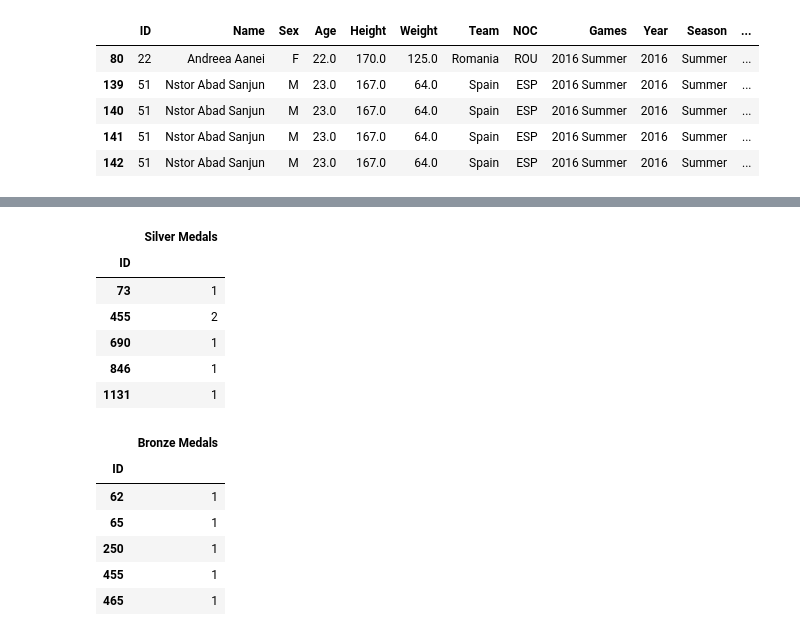
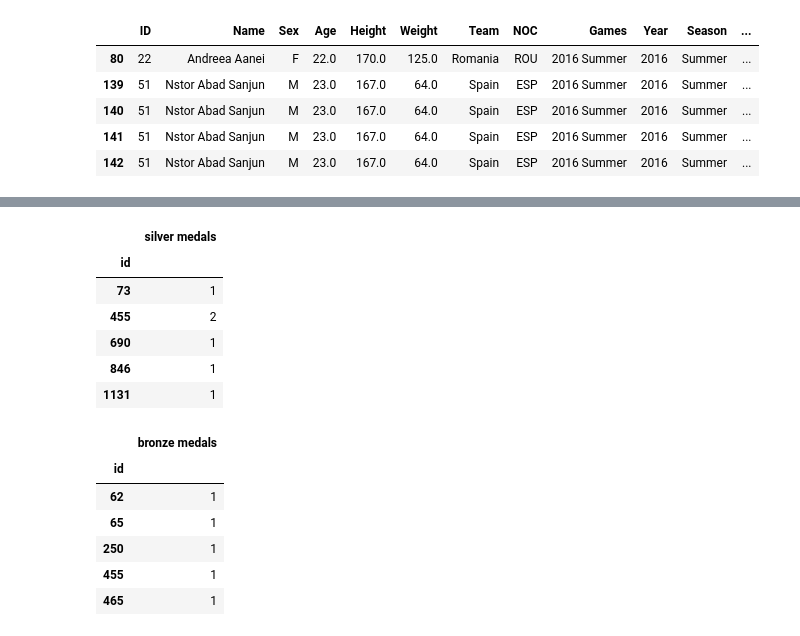
Before and after one commit to TB-and-J/2016-Olympics-Results, a Jupyter notebook: 120_years_to_1.ipynb, the cells around one changed output, grey strips where cells are left out. Cells and saved outputs as stored; diff of their text form; code cells hidden in the pictures.

```diff
--- a/120_years_to_1.ipynb
+++ b/120_years_to_1.ipynb
@@ -30,3 +35,8 @@ more_relevant.head()
 | 140 | 51 | Nstor Abad Sanjun | M | 23.0 | 167.0 | 64.0 | Spain | Gymnastics | Gymnastics Men's Floor Exercise | NaN |
 | 141 | 51 | Nstor Abad Sanjun | M | 23.0 | 167.0 | 64.0 | Spain | Gymnastics | Gymnastics Men's Parallel Bars | NaN |
 | 142 | 51 | Nstor Abad Sanjun | M | 23.0 | 167.0 | 64.0 | Spain | Gymnastics | Gymnastics Men's Horizontal Bar | NaN |
+# %%
+more_relevant = more_relevant.rename(columns= {"ID":"id", "Name":"name", "Sex":"sex", "Age":"age",
+                                               "Height":"height", "Weight":"weight", "Team":"country",
+                                               "Sport":"sport", "Event":"event","Medal":"medal"})
+more_relevant.head()
@@ -39,6 +56,6 @@ more_relevant.groupby("Medal").count()
 | Gold | 665 | 665 | 665 | 665 | 664 | 662 | 665 | 665 | 665 |
 | Silver | 655 | 655 | 655 | 655 | 654 | 652 | 655 | 655 | 655 |
 # %%
-more_relevant['Medal'] = df["Medal"].fillna(value="None")
+more_relevant['medal'] = df["Medal"].fillna(value="None")
 more_relevant.head()
 # %% [output]
@@ -68,28 +82,28 @@ golds.head()
 | 1374 | 1 |
 | 1634 | 1 |
 # %%
-silvers = more_relevant.loc[more_relevant["Medal"] == "Silver"]
-silvers = silvers[["ID", "Medal"]]
-silvers.rename(columns={'Medal':'Silver Medals'}, inplace=True)
-silvers = silvers.groupby("ID").count()
+silvers = more_relevant.loc[more_relevant["medal"] == "Silver"]
+silvers = silvers[["id", "medal"]]
+silvers.rename(columns={'medal':'silver medals'}, inplace=True)
+silvers = silvers.groupby("id").count()
 silvers.head()
 # %% [output]
-|  | Silver Medals |
-| ID |  |
+|  | silver medals |
+| id |  |
 | 73 | 1 |
 | 455 | 2 |
 | 690 | 1 |
 | 846 | 1 |
 | 1131 | 1 |
 # %%
-bronzes = more_relevant.loc[more_relevant["Medal"] == "Bronze"]
-bronzes = bronzes[["ID", "Medal"]]
-bronzes.rename(columns={'Medal':'Bronze Medals'}, inplace=True)
-bronzes = bronzes.groupby("ID").count()
+bronzes = more_relevant.loc[more_relevant["medal"] == "Bronze"]
+bronzes = bronzes[["id", "medal"]]
+bronzes.rename(columns={'medal':'bronze medals'}, inplace=True)
+bronzes = bronzes.groupby("id").count()
 bronzes.head()
 # %% [output]
-|  | Bronze Medals |
-| ID |  |
+|  | bronze medals |
+| id |  |
 | 62 | 1 |
 | 65 | 1 |
 | 250 | 1 |
```
Also changed, not shown: parts of 53 cells of this notebook, 6 other files.
